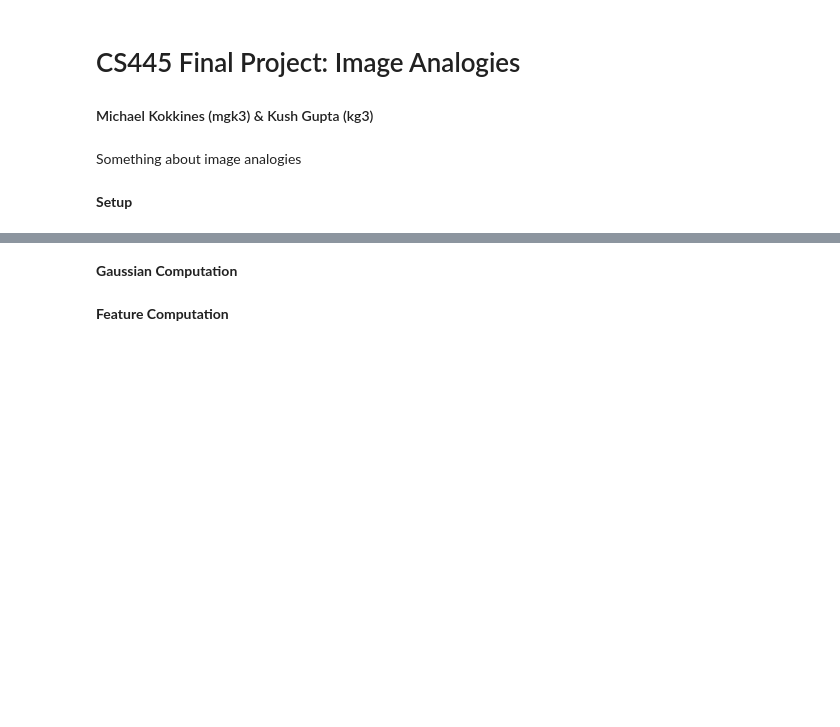
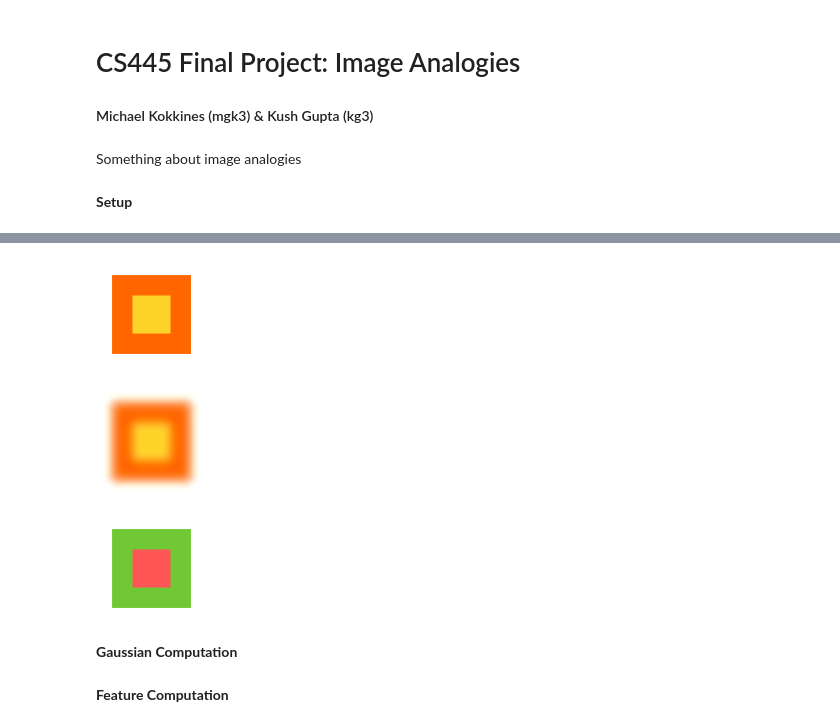
Before and after one commit to gupta1000/image-analogies, a Jupyter notebook: img_analogies.ipynb, the cells around one changed output, grey strips where cells are left out. Drawn from its saved outputs; the diff is of its cells as text; code cells hidden in the pictures; blank space fills up the shorter version.

Commit message:
basic image analogy test is functional :O

```diff
--- a/img_analogies.ipynb
+++ b/img_analogies.ipynb
@@ -30,16 +24,22 @@ for fn in uploaded.keys():
 # %%
-A_fname = "a.png"
-Ap_fname = "a_p.png"
-B_fname = "b.png"
+A_fname = "x.png"
+Ap_fname = "x_p.png"
+B_fname = "y.png"
 # %%
 A = cv2.imread(A_fname, cv2.IMREAD_UNCHANGED)
 cv2_imshow(A)
+# %% [output]
+[figure, added]
 # %%
 A_p = cv2.imread(Ap_fname, cv2.IMREAD_UNCHANGED)
 cv2_imshow(A_p)
+# %% [output]
+[figure, added]
 # %%
 B = cv2.imread(B_fname, cv2.IMREAD_UNCHANGED)
-cv2_imshow(A_p)
+cv2_imshow(B)
+# %% [output]
+[figure, added]
 # %% [markdown]
 **Gaussian Computation**
 # %%
```
Also changed, not shown: parts of 22 cells of this notebook.
